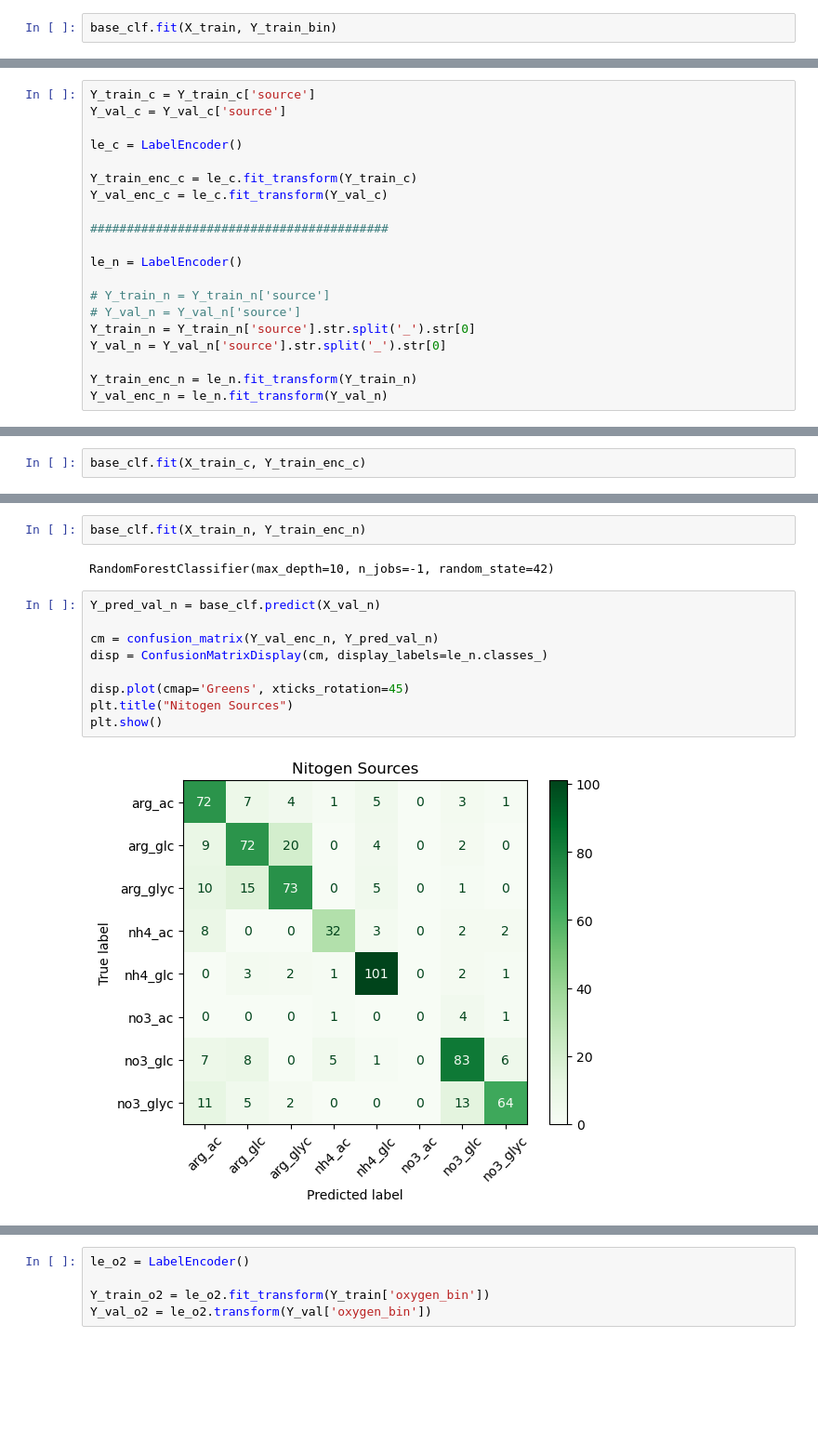
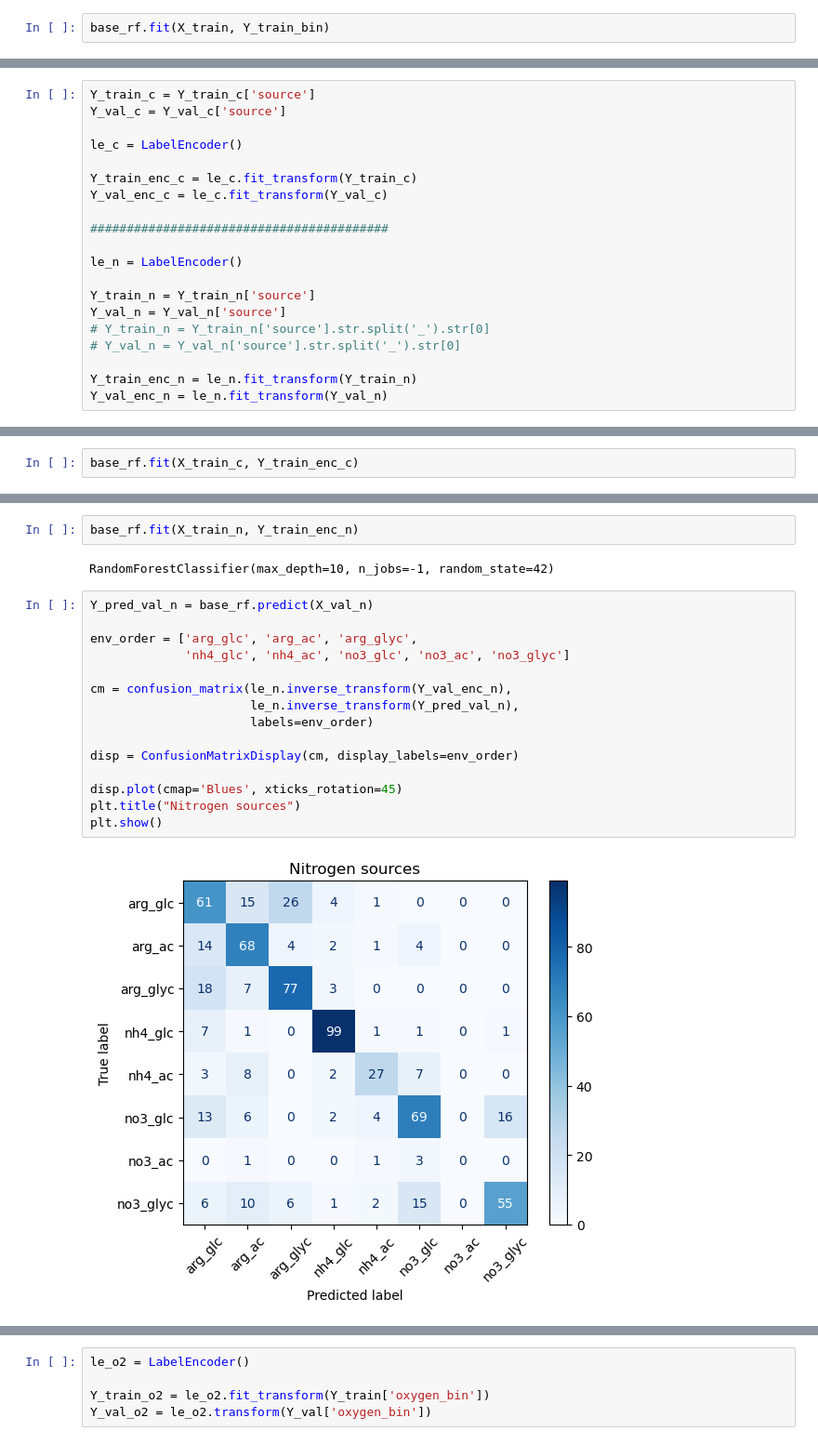
Before and after one commit to celasa/biomass_thesis, a Jupyter notebook: notebooks/04_classifier.ipynb, the cells around one changed output, grey strips where cells are left out. Shown at 93% size. Drawn from its saved outputs; the diff is of its cells as text; blank space fills up the shorter version.

```diff
--- a/notebooks/04_classifier.ipynb
+++ b/notebooks/04_classifier.ipynb
@@ -403,7 +227,7 @@ le3 = LabelEncoder()
 Y_train_bin = le3.fit_transform(Y_train_3)
 Y_val_bin = le3.transform(Y_val_3)
 # %%
-base_clf.fit(X_train, Y_train_bin)
+base_rf.fit(X_train, Y_train_bin)
 # %% [output]
 RandomForestClassifier(max_depth=10, n_jobs=-1, random_state=42)
 # %%
@@ -462,17 +307,17 @@ Y_val_enc_c = le_c.fit_transform(Y_val_c)
 
 le_n = LabelEncoder()
 
-# Y_train_n = Y_train_n['source']
-# Y_val_n = Y_val_n['source']
-Y_train_n = Y_train_n['source'].str.split('_').str[0]
-Y_val_n = Y_val_n['source'].str.split('_').str[0]
+Y_train_n = Y_train_n['source']
+Y_val_n = Y_val_n['source']
+# Y_train_n = Y_train_n['source'].str.split('_').str[0]
+# Y_val_n = Y_val_n['source'].str.split('_').str[0]
 
 Y_train_enc_n = le_n.fit_transform(Y_train_n)
 Y_val_enc_n = le_n.fit_transform(Y_val_n)
 # %% [markdown]
 **CARBON**
 # %%
-base_clf.fit(X_train_c, Y_train_enc_c)
+base_rf.fit(X_train_c, Y_train_enc_c)
 # %% [output]
 RandomForestClassifier(max_depth=10, n_jobs=-1, random_state=42)
 # %%
@@ -509,20 +383,26 @@ weighted avg       0.80      0.78      0.78       490
 # %% [markdown]
 **NITROGEN**
 # %%
-base_clf.fit(X_train_n, Y_train_enc_n)
+base_rf.fit(X_train_n, Y_train_enc_n)
 # %% [output]
 RandomForestClassifier(max_depth=10, n_jobs=-1, random_state=42)
 # %%
-Y_pred_val_n = base_clf.predict(X_val_n)
+Y_pred_val_n = base_rf.predict(X_val_n)
 
-cm = confusion_matrix(Y_val_enc_n, Y_pred_val_n)
-disp = ConfusionMatrixDisplay(cm, display_labels=le_n.classes_)
+env_order = ['arg_glc', 'arg_ac', 'arg_glyc',
+             'nh4_glc', 'nh4_ac', 'no3_glc', 'no3_ac', 'no3_glyc']
 
-disp.plot(cmap='Greens', xticks_rotation=45)
-plt.title("Nitogen Sources")
+cm = confusion_matrix(le_n.inverse_transform(Y_val_enc_n),
+                      le_n.inverse_transform(Y_pred_val_n),
+                      labels=env_order)
+
+disp = ConfusionMatrixDisplay(cm, display_labels=env_order)
+
+disp.plot(cmap='Blues', xticks_rotation=45)
+plt.title("Nitrogen sources")
 plt.show()
 # %% [output]
-[figure, old version]
+[figure, new version]
 # %%
 print(classification_report(
     Y_val_enc_n,
```
Also changed, not shown: parts of 104 cells of this notebook, 20 other files.
